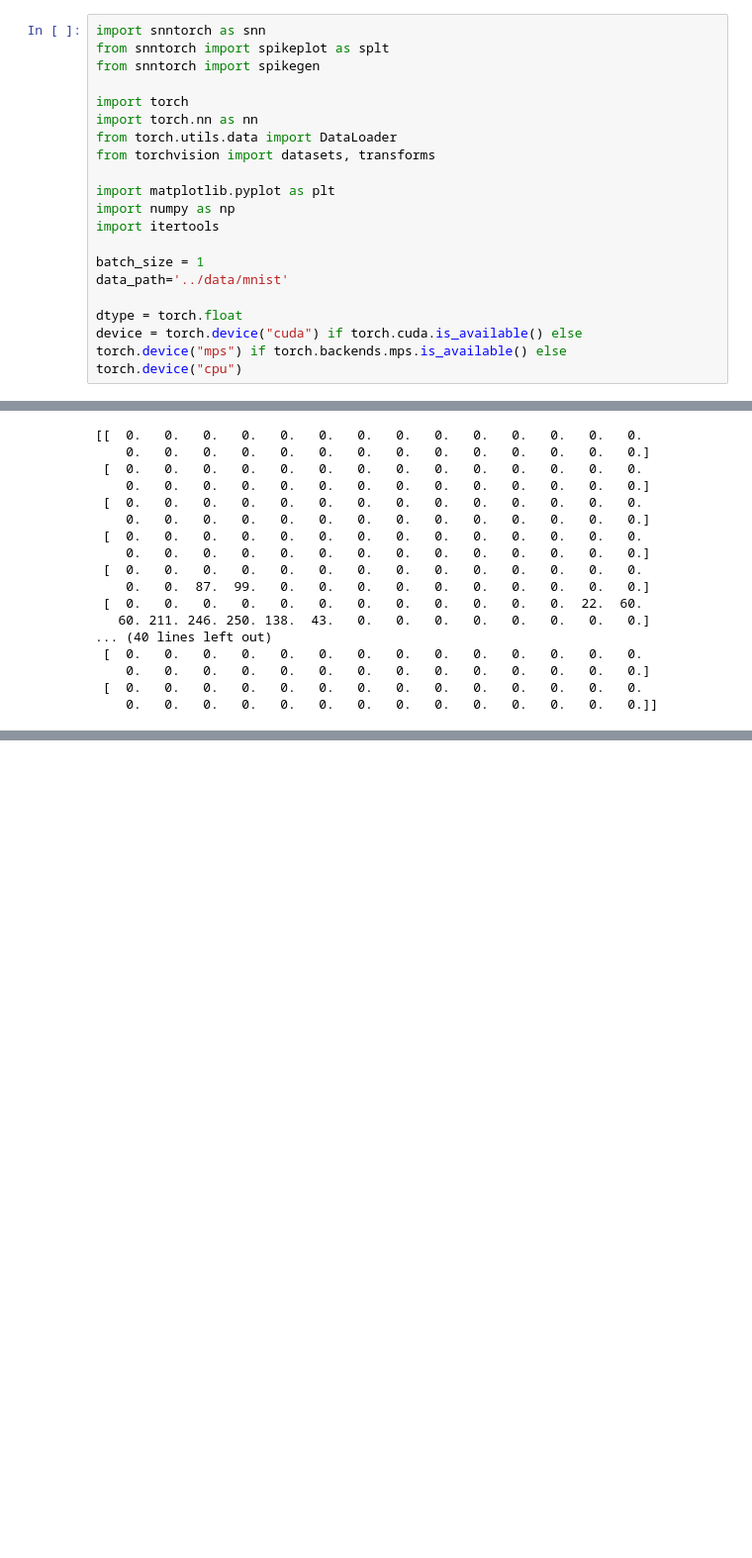
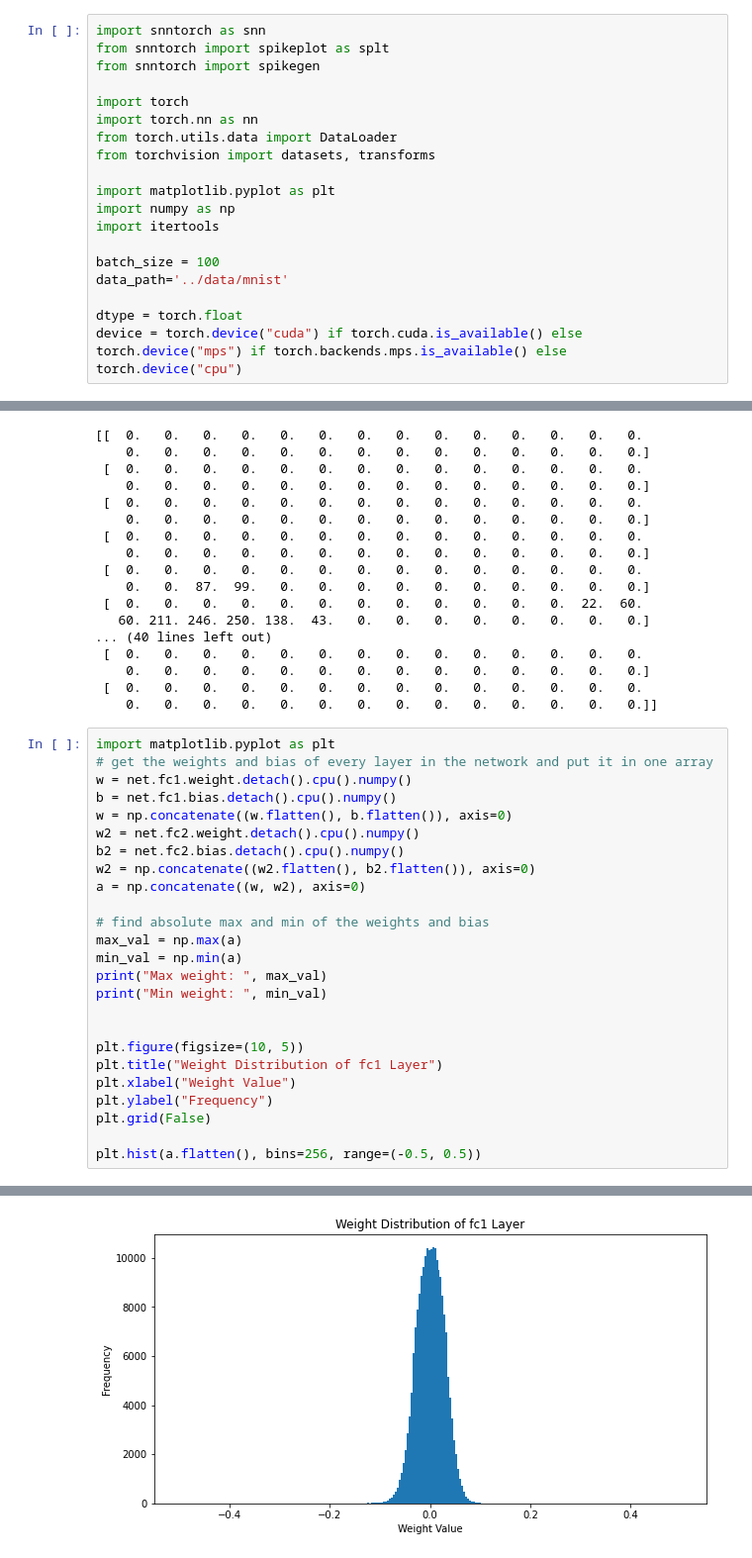
Before and after one commit to mdecarlo26/serial_snn_micro, a Jupyter notebook: src/python/mnist.ipynb, the cells around one changed output, grey strips where cells are left out. Shown at 99% size. Saved outputs shown, nothing was run; the diff lists cells and outputs as text; blank space fills up the shorter version.

```diff
--- a/src/python/mnist.ipynb
+++ b/src/python/mnist.ipynb
@@ -12,7 +12,7 @@ import matplotlib.pyplot as plt
 import numpy as np
 import itertools
 
-batch_size = 1
+batch_size = 100
 data_path='../data/mnist'
 
 dtype = torch.float
@@ -301,3 +294,29 @@ print(f)
     0.   0.   0.   0.   0.   0.   0.   0.   0.   0.   0.   0.   0.   0.]
  [  0.   0.   0.   0.   0.   0.   0.   0.   0.   0.   0.   0.   0.   0.
     0.   0.   0.   0.   0.   0.   0.   0.   0.   0.   0.   0.   0.   0.]]
+# %%
+import matplotlib.pyplot as plt
+# get the weights and bias of every layer in the network and put it in one array
+w = net.fc1.weight.detach().cpu().numpy()
+b = net.fc1.bias.detach().cpu().numpy()
+w = np.concatenate((w.flatten(), b.flatten()), axis=0)
+w2 = net.fc2.weight.detach().cpu().numpy()
+b2 = net.fc2.bias.detach().cpu().numpy()
+w2 = np.concatenate((w2.flatten(), b2.flatten()), axis=0)
+a = np.concatenate((w, w2), axis=0)
+
+# find absolute max and min of the weights and bias
+max_val = np.max(a)
+min_val = np.min(a)
+print("Max weight: ", max_val)
+print("Min weight: ", min_val)
+
+
+plt.figure(figsize=(10, 5))
+plt.title("Weight Distribution of fc1 Layer")
+plt.xlabel("Weight Value")
+plt.ylabel("Frequency")
+plt.grid(False)
+
+plt.hist(a.flatten(), bins=256, range=(-0.5, 0.5))
+# %% [output]
@@ -303,0 +342 @@ print(f)
+[figure, added]
```
Also changed, not shown: parts of 4 cells of this notebook, 1 other file.
